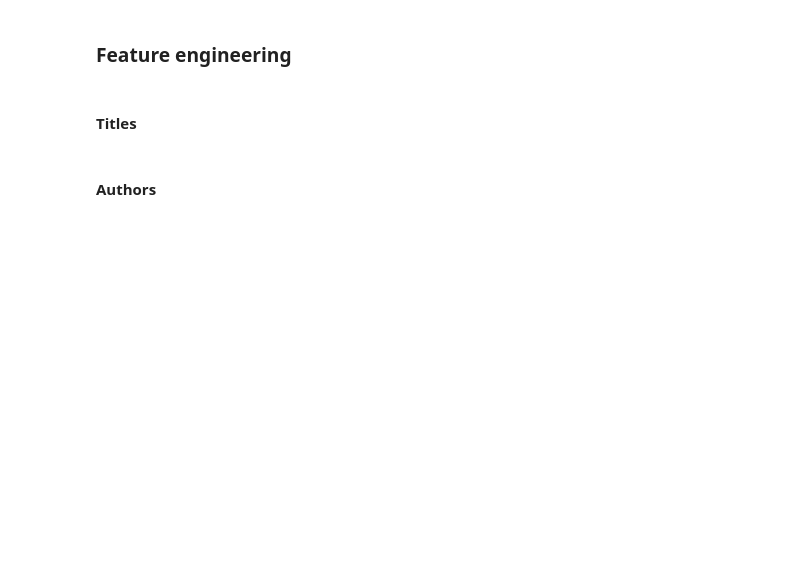
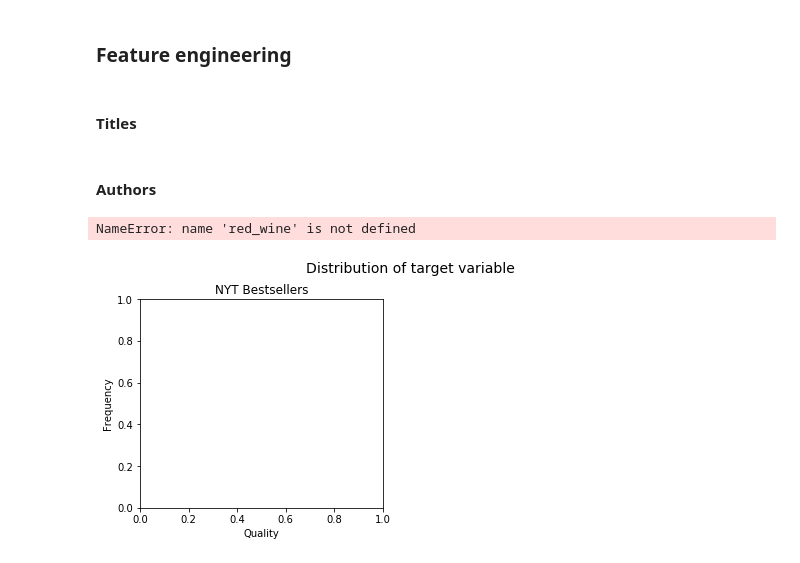
Before and after one commit to krbarounis/NTY-bestsellers-classification-project, a Jupyter notebook: EDA.ipynb, the cells around one changed output. Drawn from its saved outputs; the diff is of its cells as text; code cells hidden in the pictures; blank space fills up the shorter version.

Commit message:
created additional visuals

```diff
--- a/EDA.ipynb
+++ b/EDA.ipynb
@@ -431,7 +450,3 @@ Name: publish_company, Length: 470, dtype: int64
 import matplotlib.pyplot as plt
 %matplotlib inline
 import seaborn as sns
-# %%
-sns.set_style("whitegrid")
-dist = sns.distplot(full_df.NYT_bestseller, kde=False,color='b')
-plt.show(dist)
@@ -504,0 +482,29 @@ full_df['top_authors'] = full_df['author'].apply(lambda x: 1 if any(y in x for y
+# %%
+fig = plt.figure(figsize=(10,4))
+title = fig.suptitle("Distribution of target variable", fontsize=14)
+fig.subplots_adjust(top=0.85, wspace=0.3)
+
+ax1 = fig.add_subplot(1,2,1)
+ax1.set_title("NYT Bestsellers")
+ax1.set_xlabel("Quality")
+ax1.set_ylabel("Frequency")
+rw_q = red_wine['quality'].value_counts()
+rw_q = (list(rw_q.index), list(rw_q.values))
+ax1.set_ylim([0,2500])
+ax1.tick_params(axis='both', which='major', labelsize=8.5)
+bar1 = ax1.bar(rw_q[0], rw_q[1], color='red',
+               edgecolor='black', linewidth=1)
+
+ax2 = fig.add_subplot(1,2,2)
+ax2.set_title("White Wine")
+ax2.set_xlabel("Quality")
+ax2.set_ylabel("Frequency")
+ww_q = white_wine['quality'].value_counts()
+ww_q = (list(ww_q.index), list(ww_q.values))
+ax2.set_ylim([0,2500])
+ax2.tick_params(axis='both', which='major', labelsize=8.5)
+bar2 = ax2.bar(ww_q[0], ww_q[1], color='white',
+               edgecolor='black', linewidth=1)
+# %% [output]
+NameError: name 'red_wine' is not defined
+[figure, added]
```
Also changed, not shown: parts of 42 cells of this notebook.
